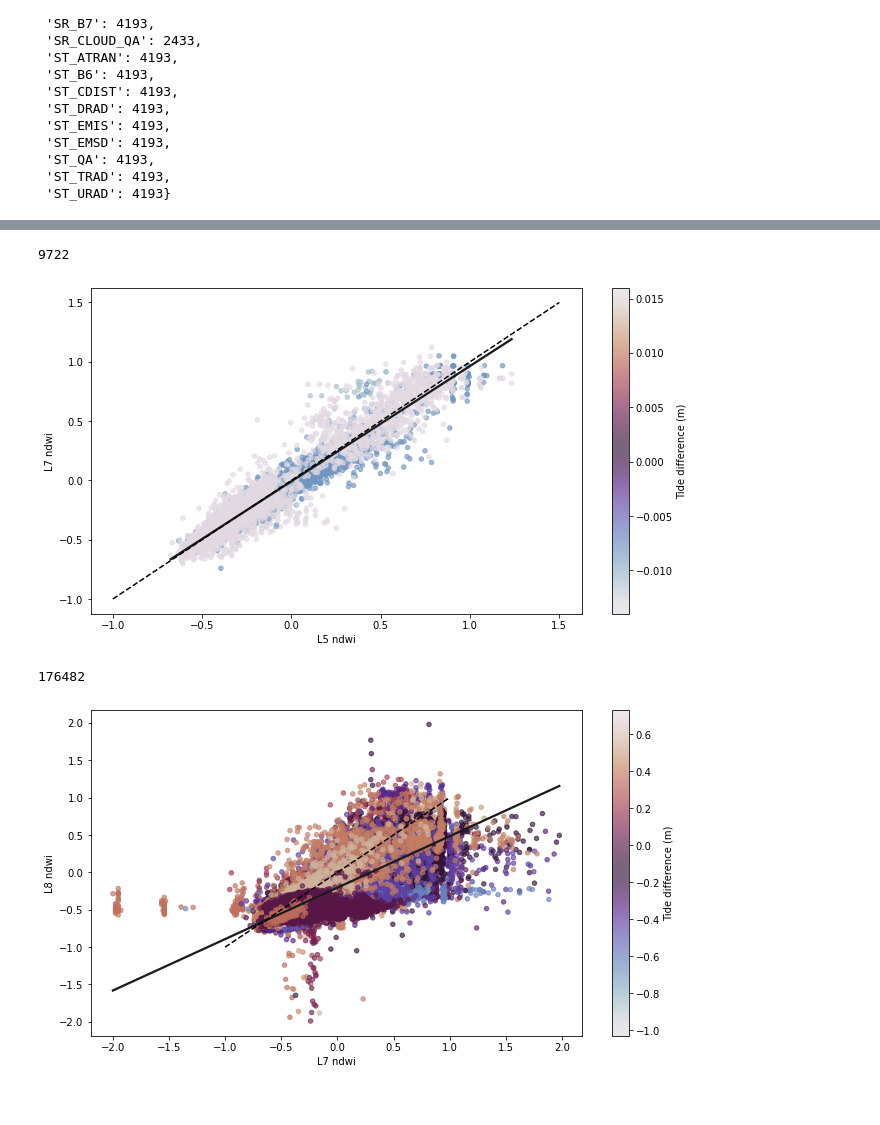
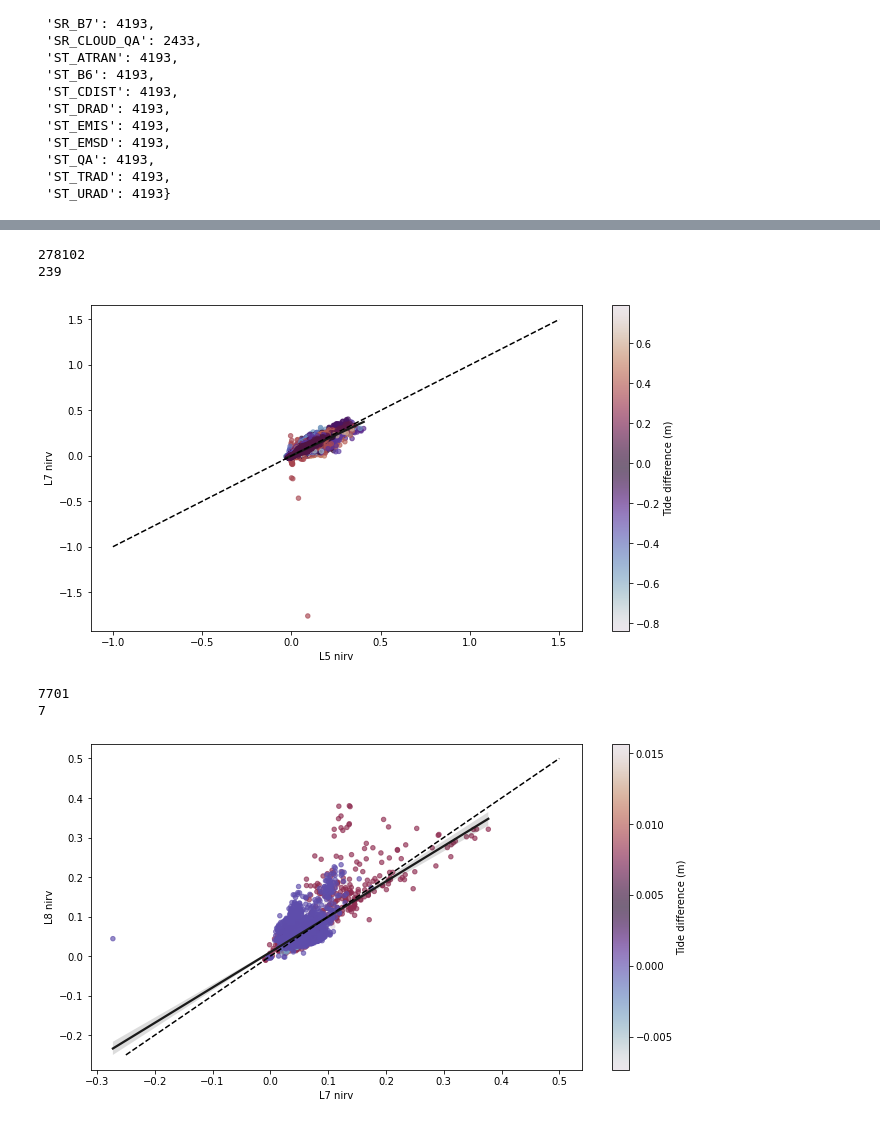
Before and after one commit to asajulien/PhD, a Jupyter notebook: Jupyter/Flats work/FLATS pairs and plots.ipynb, the cells around one changed output, grey strips where cells are left out. Drawn from its saved outputs; the diff is of its cells as text; code cells hidden in the pictures.

```diff
--- a/Jupyter/Flats work/FLATS pairs and plots.ipynb
+++ b/Jupyter/Flats work/FLATS pairs and plots.ipynb
@@ -154,6 +154,17 @@ def addeviL5(image):
         })
 
     return image.addBands(evi.rename('evi'))
+
+def addevi(image):
+    evi = ee.Image(0).expression(
+        '(NIR-RED)/(NIR+6*RED-7.5*BLUE+1)', {
+            'RED': image.select('SR_B4'),
+            'NIR': image.select('SR_B5'),
+            'BLUE': image.select('SR_B2'),
+
+        })
+
+    return image.addBands(evi.rename('evi'))
 # %%
 ##Function to cloud mask from the pixel_qa band of Landsat 5/8 SR data.
 def maskL5sr(image):
@@ -192,6 +203,9 @@ df1['Tide_B'] = df1['Date_B'].map(dictide).astype(float)
 df1 = df1[df1['Tide_A'].notna() & df1['Tide_B'].notna()]
 df1['Tide_diff'] = df1['Tide_B'] - df1['Tide_A']
 
+df1['Tidestatus_A'] = np.where(df1['Tide_A'] >= 0.75, 'Flood', 'Dry') #Crude way of doing this. Maybe flood, mid, dry?
+df1['Tidestatus_B'] = np.where(df1['Tide_B'] >= 0.75, 'Flood', 'Dry')
+
 df1
 # %% [output]
 |  | Unnamed: 0 | Image_x | Sensor_x | LS_x | Date_x | Date_A | Image_y | Sensor_y | LS_y | Date_y | ... |
@@ -217,8 +231,8 @@ def addTide(img):
 
 calibr = []
 for i in range(len(df57)):
-    x = ee.Image(addFLATSL5(addphenoL5(addndwiL5(maskL5sr(ee.Image(df57.loc[i, 'Image_x']))))))
-    y = ee.Image(addFLATSL5(addphenoL5(addndwiL5(maskL5sr(ee.Image(df57.loc[i, 'Image_y']))))))
+    x = ee.Image(addFLATSL5(addeviL5(addnirvL5(addphenoL5(addndwiL5(maskL5sr(ee.Image(df57.loc[i, 'Image_x']))))))))
+    y = ee.Image(addFLATSL5(addeviL5(addnirvL5(addphenoL5(addndwiL5(maskL5sr(ee.Image(df57.loc[i, 'Image_y']))))))))
     combined_image = addTide(x.addBands(y).set({'tidediff':df57.loc[i, 'Tide_diff']}))
     try:
         region = dissolve_ga #flux_ga vs. dissolve_ga
@@ -232,14 +246,16 @@ for i in range(len(df57)):
         except Exception:
             continue
 
-calibr_list = pd.concat(calibr)
+calibr_list = pd.concat(calibr) #239 pairs of dates
 # %%
 import seaborn as sns
 
 calibr_list = pd.concat(calibr)
 
-calibr_list = calibr_list[calibr_list['ndwi_1'].between(-2, 2)] #just getting rid of the outliers - pheno and ndwi
-calibr_list = calibr_list[calibr_list['tidedifference'].between(-0.02, 0.02)]
+# calibr_list = calibr_list[calibr_list['ndwi_1'].between(-2, 2)] #just getting rid of the outliers - pheno and ndwi
+# calibr_list = calibr_list[calibr_list['tidedifference'].between(-0.02, 0.02)]
+
+##NOTE: EVI seems very robust to tide differences
 
 # g = sns.FacetGrid(data=calibr_list, aspect=1.5, palette='BuGn', height=5) #change point size to better visualize
 # g = sns.lmplot(data=calibr_list, x = 'ndwi', y='ndwi_1', aspect=1.5, palette='BuGn', height=5)
@@ -249,17 +265,19 @@ calibr_list = calibr_list[calibr_list['tidedifference'].between(-0.02, 0.02)]
 fig, ax = plt.subplots()
 fig.set_size_inches(11, 6)
 
-points = plt.scatter(data = calibr_list, x = 'ndwi', y='ndwi_1',
+points = plt.scatter(data = calibr_list, x = 'nirv', y='nirv_1',
                      c="tidedifference", s=20, cmap="twilight", alpha=0.65)
 plt.colorbar(points, label = 'Tide difference (m)')
-sns.regplot(x='ndwi', y="ndwi_1", data=calibr_list, scatter=False, color=".1").set(xlabel='L5 ndwi', ylabel='L7 ndwi')
+sns.regplot(x='nirv', y="nirv_1", data=calibr_list, scatter=False, color=".1").set(xlabel='L5 nirv', ylabel='L7 nirv')
 
 plt.plot([-1, 1.5], [-1, 1.5], 'k--')
 
 print(len(calibr_list))
+print(len(calibr_list['tidedifference'].unique()))
 # %% [output]
-9722
+278102
+239
-[figure, old version]
+[figure, new version]
 # %%
 df78 = df1.iloc[328:581,:] #Again, this range changes when NaN tide rows are filtered out
 
@@ -270,8 +288,8 @@ def addTide(img):
 
 calibr2 = []
 for i in range(332,585): #Again, this range changes when NaN tide rows are filtered out
-    x = ee.Image(addFLATSL5(addphenoL5(addndwiL5(maskL5sr(ee.Image(df78.loc[i, 'Image_x']))))))
-    y = ee.Image(addFLATSL5(addphenoL5(addndwiL5(maskL5sr(ee.Image(df78.loc[i, 'Image_y']))))))
+    x = ee.Image(addFLATSL5(addeviL5(addnirvL5(addphenoL5(addndwiL5(maskL5sr(ee.Image(df78.loc[i, 'Image_x']))))))))
+    y = ee.Image(addFLATS(addevi(addnirv(addpheno(addndwi(maskL5sr(ee.Image(df78.loc[i, 'Image_y']))))))))
     combined_image = addTide(x.addBands(y).set({'tidediff':df78.loc[i, 'Tide_diff']}))
     try:
         region = dissolve_ga
@@ -285,28 +303,30 @@ for i in range(332,585): #Again, this range changes when NaN tide rows are filte
         except Exception:
             continue
 
-calibr_78 = pd.concat(calibr2)
+calibr_78 = pd.concat(calibr2) #171 unique pairs
 # %%
 calibr_78 = pd.concat(calibr2)
 
-calibr_78 = calibr_78[calibr_78['ndwi'].between(-2, 2) & calibr_78['ndwi_1'].between(-2, 2)] #just getting rid of the outliers
+# calibr_78 = calibr_78[calibr_78['ndwi'].between(-2, 2) & calibr_78['ndwi_1'].between(-2, 2)] #just getting rid of the outliers
 calibr_78 = calibr_78[calibr_78['tidedifference'].between(-0.02, 0.02)]
 
 fig, ax = plt.subplots()
 fig.set_size_inches(11, 6)
 
-points = plt.scatter(data = calibr_78, x = 'ndwi', y='ndwi_1',
+points = plt.scatter(data = calibr_78, x = 'nirv', y='nirv_1',
                      c="tidedifference", s=20, cmap="twilight", alpha=0.65)
 plt.colorbar(points, label = 'Tide difference (m)')
-sns.regplot(x='ndwi', y="ndwi_1", data=calibr_78, scatter=False, color=".1").set(xlabel='L7 ndwi', ylabel='L8 ndwi')
+sns.regplot(x='nirv', y="nirv_1", data=calibr_78, scatter=False, color=".1").set(xlabel='L7 nirv', ylabel='L8 nirv')
 
-plt.plot([-1, 1], [-1, 1], 'k--')
+plt.plot([-0.25, 0.5], [-0.25, 0.5], 'k--')
 
 # display(calibr_78)
 print(len(calibr_78))
+print(len(calibr_78['tidedifference'].unique()))
 # %% [output]
-176482
+7701
+7
-[figure, old version]
+[figure, new version]
 # %%
 df89 = df1.iloc[581:,:] #Again, this range changes when NaN tide rows are filtered out
 
```
Also changed, not shown: parts of 4 cells of this notebook, 3 other files.
